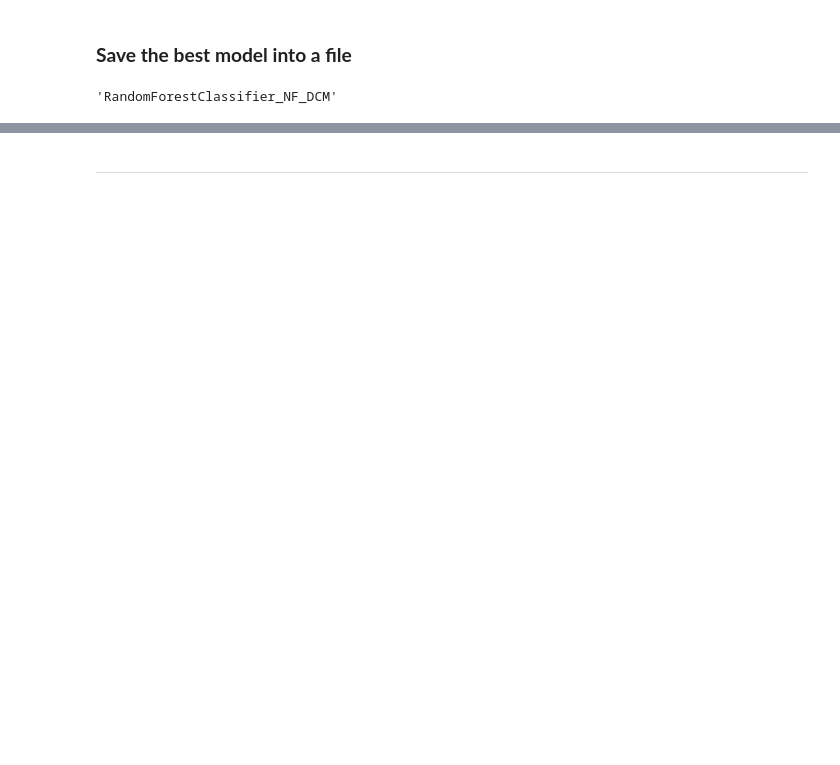
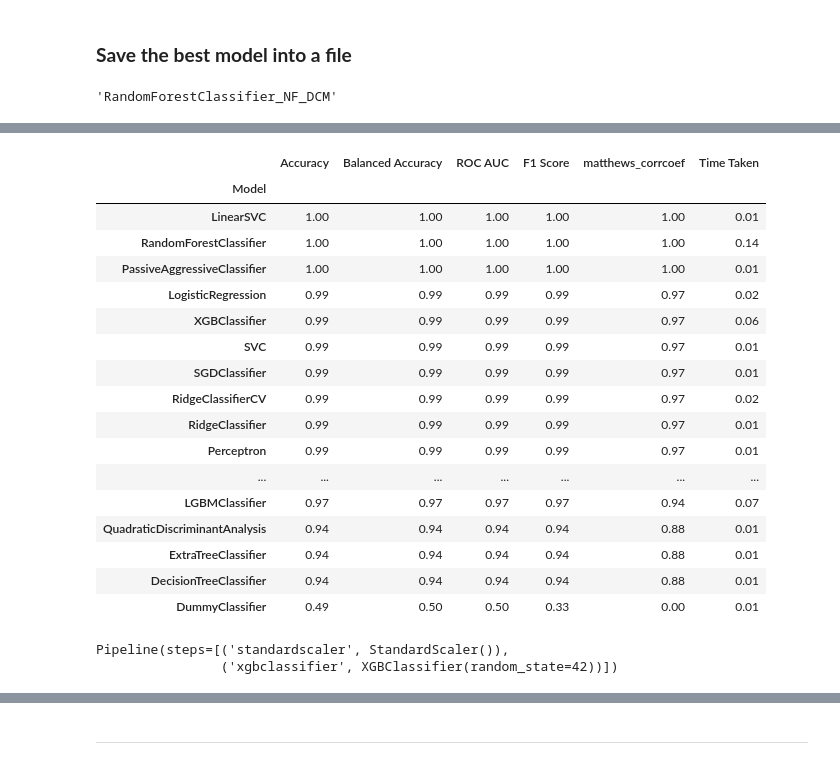
Before and after one commit to sayalaruano/Project3Period-SysBioMaster, a Jupyter notebook: Project1_SysBio_NF_DCM_classifiers.ipynb, the cells around one changed output, grey strips where cells are left out. Cells and saved outputs as stored; diff of their text form; code cells hidden in the pictures; blank space fills up the shorter version.

```diff
--- a/Project1_SysBio_NF_DCM_classifiers.ipynb
+++ b/Project1_SysBio_NF_DCM_classifiers.ipynb
@@ -470,0 +529,10 @@ output_file
+# %%
+# Create the y label dataset
+y_impgenes = df_most_imp_genes['etiology'].copy()
+
+# Encoding the target class label
+y_impgenes = y_impgenes.map({"DCM": 1, "NF": 0}).to_numpy()
+# %%
+# Create the feature matrix by deleting the y column and the sample name
+df_most_imp_genes_def = df_most_imp_genes.drop(['etiology'], axis=1)
+X_impgenes = df_most_imp_genes_def.to_numpy()
@@ -470,0 +579,45 @@ output_file
+# %%
+# Run the ML classifiers with LazyPredict
+# Data splitting
+X_train_ig, X_test_ig, y_train_ig, y_test_ig = train_test_split(X_impgenes, y_impgenes, test_size=0.2,
+                                                    random_state =42,
+                                                    stratify=y_impgenes)
+# %%
+# Define and build the Lazyclassifier
+clf = LazyClassifier(verbose=0,ignore_warnings=True, custom_metric=matthews_corrcoef)
+
+models, predictions = clf.fit(X_train_ig, X_test_ig, y_train_ig, y_test_ig)
+# %%
+models
+# %% [output]
+|  | Accuracy | Balanced Accuracy | ROC AUC | F1 Score | matthews_corrcoef | Time Taken |
+| Model |  |  |  |  |  |  |
+| LinearSVC | 1.00 | 1.00 | 1.00 | 1.00 | 1.00 | 0.01 |
+| RandomForestClassifier | 1.00 | 1.00 | 1.00 | 1.00 | 1.00 | 0.14 |
+| PassiveAggressiveClassifier | 1.00 | 1.00 | 1.00 | 1.00 | 1.00 | 0.01 |
+| LogisticRegression | 0.99 | 0.99 | 0.99 | 0.99 | 0.97 | 0.02 |
+| XGBClassifier | 0.99 | 0.99 | 0.99 | 0.99 | 0.97 | 0.06 |
+| SVC | 0.99 | 0.99 | 0.99 | 0.99 | 0.97 | 0.01 |
+| SGDClassifier | 0.99 | 0.99 | 0.99 | 0.99 | 0.97 | 0.01 |
+| RidgeClassifierCV | 0.99 | 0.99 | 0.99 | 0.99 | 0.97 | 0.02 |
+| RidgeClassifier | 0.99 | 0.99 | 0.99 | 0.99 | 0.97 | 0.01 |
+| Perceptron | 0.99 | 0.99 | 0.99 | 0.99 | 0.97 | 0.01 |
+| ... | ... | ... | ... | ... | ... | ... |
+| LGBMClassifier | 0.97 | 0.97 | 0.97 | 0.97 | 0.94 | 0.07 |
+| QuadraticDiscriminantAnalysis | 0.94 | 0.94 | 0.94 | 0.94 | 0.88 | 0.01 |
+| ExtraTreeClassifier | 0.94 | 0.94 | 0.94 | 0.94 | 0.88 | 0.01 |
+| DecisionTreeClassifier | 0.94 | 0.94 | 0.94 | 0.94 | 0.88 | 0.01 |
+| DummyClassifier | 0.49 | 0.50 | 0.50 | 0.33 | 0.00 | 0.01 |
+# %%
+# Implementation of the best models
+best_model1_ig = make_pipeline(StandardScaler(), RandomForestClassifier(random_state=42))
+best_model1_ig.fit(X_train_ig, y_train_ig)
+
+best_model2_ig = make_pipeline(StandardScaler(), LGBMClassifier(random_state=42))
+best_model2_ig.fit(X_train_ig, y_train_ig)
+
+best_model3_ig = make_pipeline(StandardScaler(), XGBClassifier(random_state=42))
+best_model3_ig.fit(X_train_ig, y_train_ig)
+# %% [output]
+Pipeline(steps=[('standardscaler', StandardScaler()),
+                ('xgbclassifier', XGBClassifier(random_state=42))])
```
Also changed, not shown: parts of 40 cells of this notebook, 4 other files.
